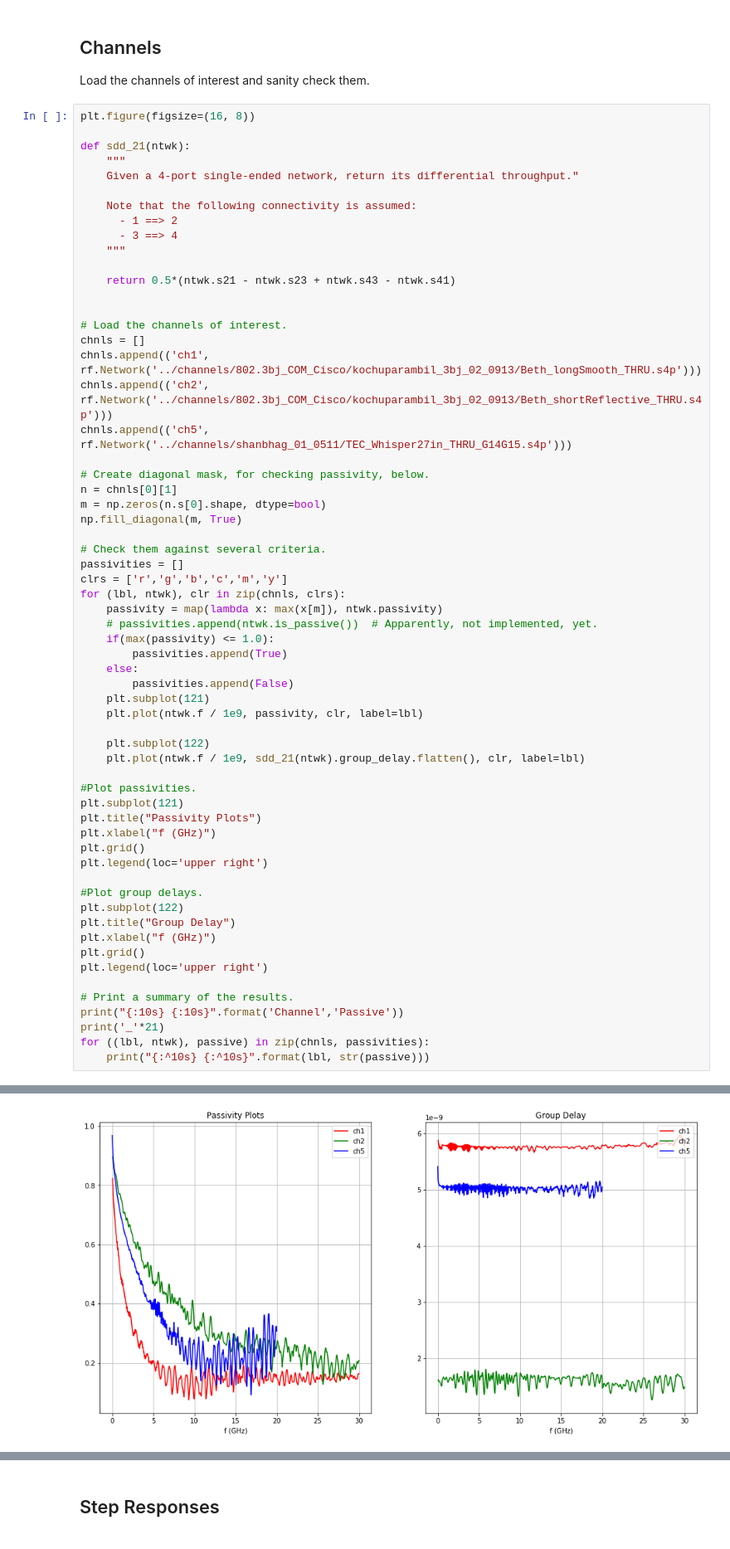
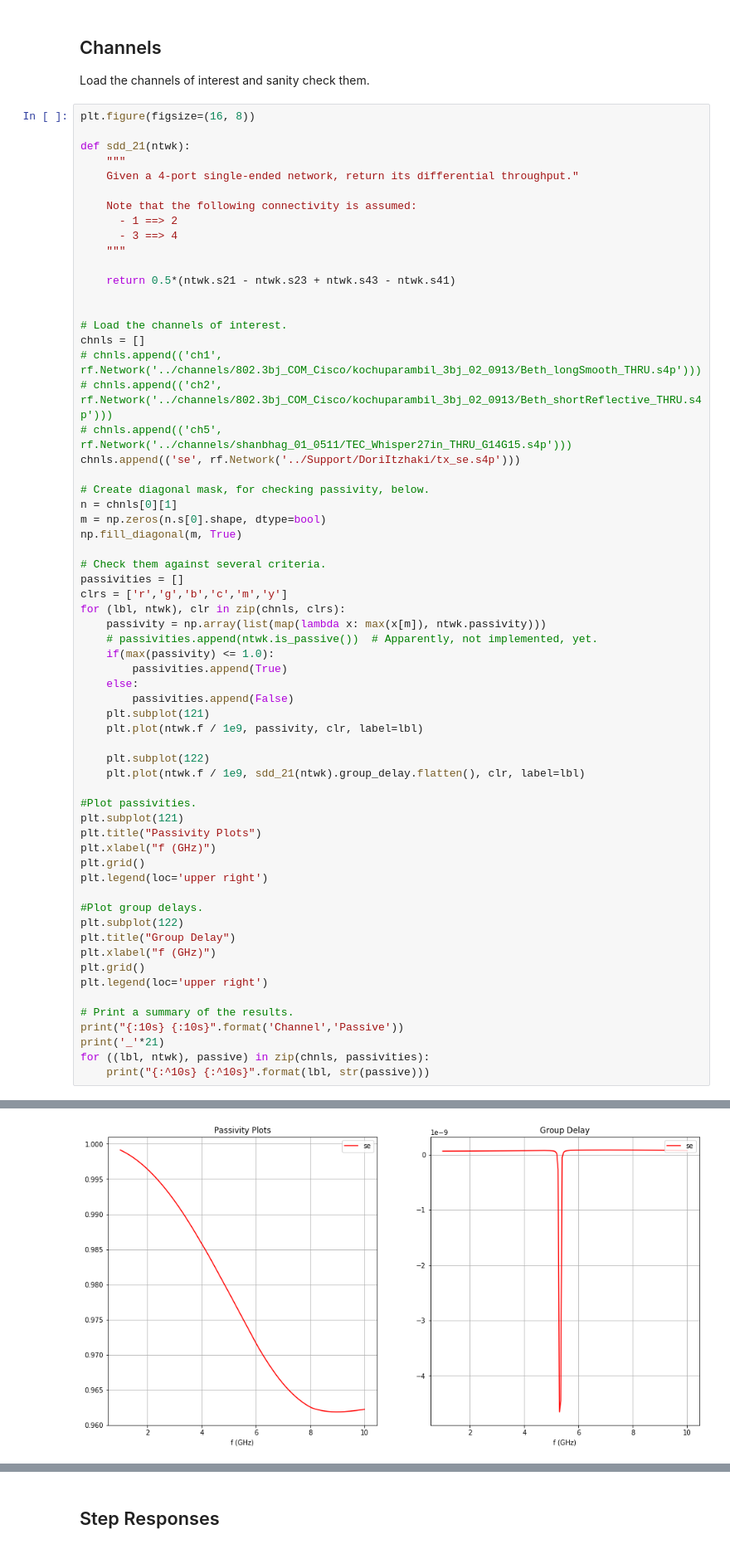
Before and after one commit to capn-freako/PyBERT, a Jupyter notebook: misc/scikit-rf/S-param Check.ipynb, the cells around one changed output, grey strips where cells are left out. Shown at 83% size. Saved outputs shown, nothing was run; the diff lists cells and outputs as text.

```diff
--- a/misc/scikit-rf/S-param Check.ipynb
+++ b/misc/scikit-rf/S-param Check.ipynb
@@ -35,9 +35,10 @@ def sdd_21(ntwk):
 
 # Load the channels of interest.
 chnls = []
-chnls.append(('ch1', rf.Network('../channels/802.3bj_COM_Cisco/kochuparambil_3bj_02_0913/Beth_longSmooth_THRU.s4p')))
-chnls.append(('ch2', rf.Network('../channels/802.3bj_COM_Cisco/kochuparambil_3bj_02_0913/Beth_shortReflective_THRU.s4p')))
-chnls.append(('ch5', rf.Network('../channels/shanbhag_01_0511/TEC_Whisper27in_THRU_G14G15.s4p')))
+# chnls.append(('ch1', rf.Network('../channels/802.3bj_COM_Cisco/kochuparambil_3bj_02_0913/Beth_longSmooth_THRU.s4p')))
+# chnls.append(('ch2', rf.Network('../channels/802.3bj_COM_Cisco/kochuparambil_3bj_02_0913/Beth_shortReflective_THRU.s4p')))
+# chnls.append(('ch5', rf.Network('../channels/shanbhag_01_0511/TEC_Whisper27in_THRU_G14G15.s4p')))
+chnls.append(('se', rf.Network('../Support/DoriItzhaki/tx_se.s4p')))
 
 # Create diagonal mask, for checking passivity, below.
 n = chnls[0][1]
@@ -48,7 +49,7 @@ np.fill_diagonal(m, True)
 passivities = []
 clrs = ['r','g','b','c','m','y']
 for (lbl, ntwk), clr in zip(chnls, clrs):
-    passivity = map(lambda x: max(x[m]), ntwk.passivity)
+    passivity = np.array(list(map(lambda x: max(x[m]), ntwk.passivity)))
     # passivities.append(ntwk.is_passive())  # Apparently, not implemented, yet.
     if(max(passivity) <= 1.0):
         passivities.append(True)
@@ -88,2 +87,2 @@ _____________________
-[figure, old version]
+[figure, new version]
 # %% [markdown]
```
Also changed, not shown: parts of 15 cells of this notebook, 4 other files.
